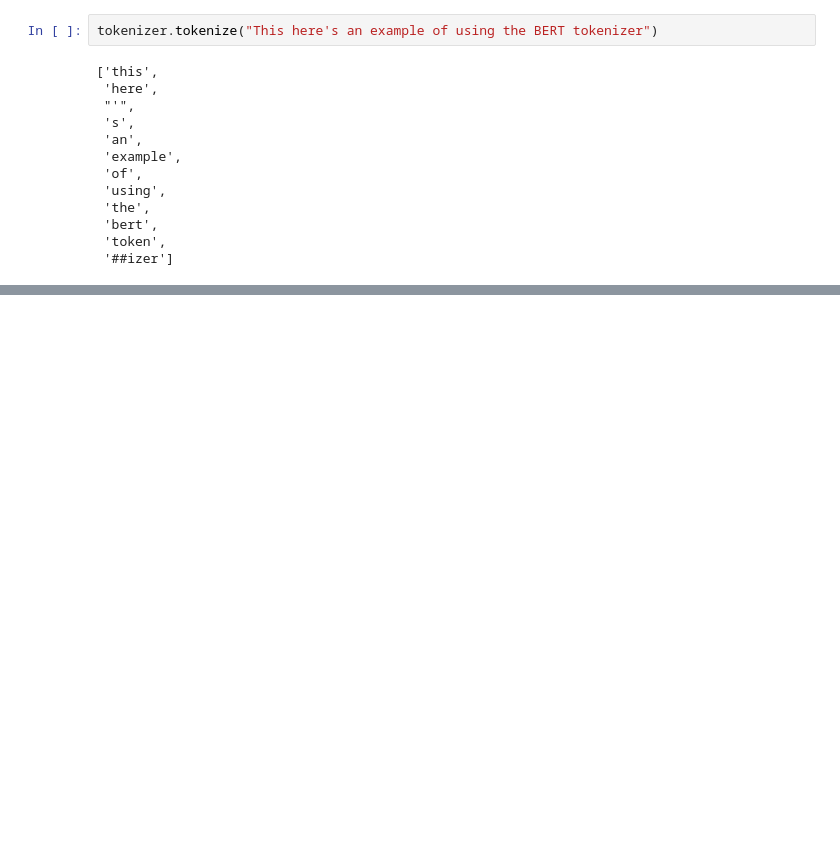
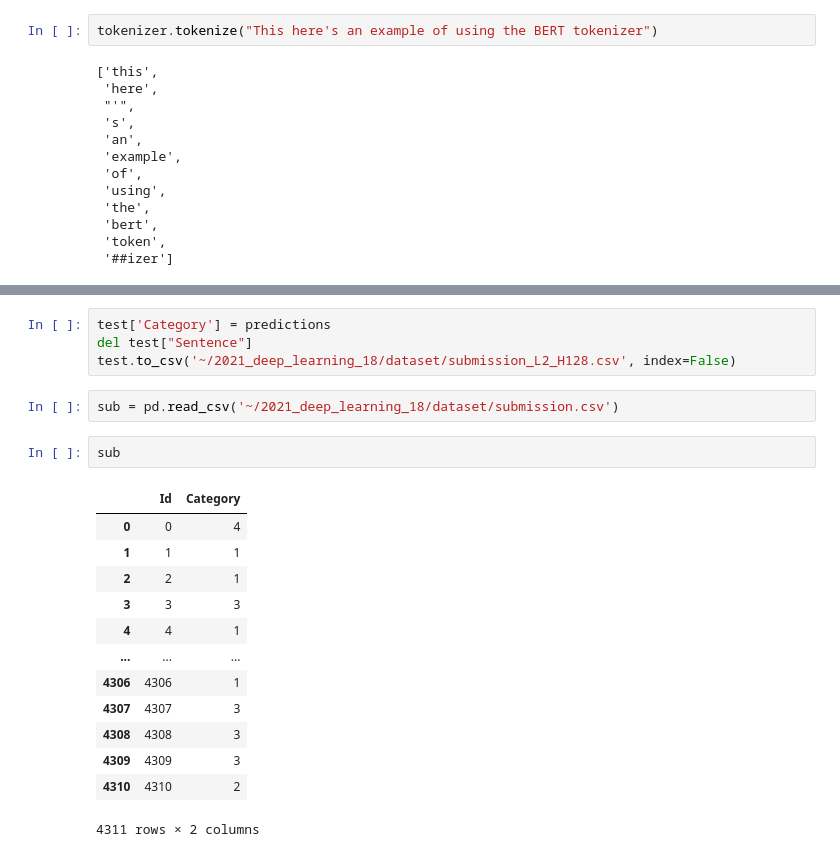
Before and after one commit to yunhuijang/2021_deep_learning_18, a Jupyter notebook: train.ipynb, the cells around one changed output, grey strips where cells are left out. Cells and saved outputs as stored; diff of their text form; blank space fills up the shorter version.

Commit message:
submission_L2_H128

```diff
--- a/train.ipynb
+++ b/train.ipynb
@@ -312,0 +262,22 @@ INFO:tensorflow:input_ids: 101 2025 2019 10462 2919 2707 2005 1996 2565 1011 101
+# %%
+test['Category'] = predictions
+del test["Sentence"]
+test.to_csv('~/2021_deep_learning_18/dataset/submission_L2_H128.csv', index=False)
+# %%
+sub = pd.read_csv('~/2021_deep_learning_18/dataset/submission.csv')
+# %%
+sub
+# %% [output]
+|  | Id | Category |
+| 0 | 0 | 4 |
+| 1 | 1 | 1 |
+| 2 | 2 | 1 |
+| 3 | 3 | 3 |
+| 4 | 4 | 1 |
+| ... | ... | ... |
+| 4306 | 4306 | 1 |
+| 4307 | 4307 | 3 |
+| 4308 | 4308 | 3 |
+| 4309 | 4309 | 3 |
+| 4310 | 4310 | 2 |
+4311 rows × 2 columns
```
Also changed, not shown: parts of 33 cells of this notebook, 6 other files.
